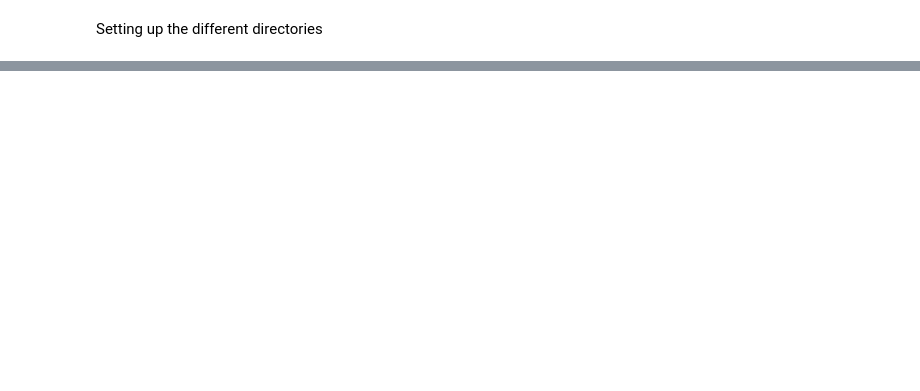
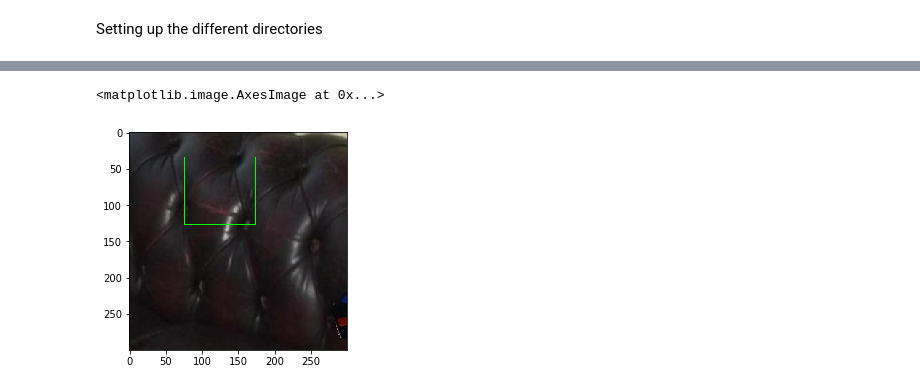
Before and after one commit to mahoyen/tantrix-CV-detect, a Jupyter notebook: Boundingbox dataset.ipynb, the cells around one changed output, grey strips where cells are left out. Drawn from its saved outputs; the diff is of its cells as text; code cells hidden in the pictures; blank space fills up the shorter version.

```diff
--- a/Boundingbox dataset.ipynb
+++ b/Boundingbox dataset.ipynb
@@ -25,0 +158,9 @@ plt.imshow(backgrounds[np.random.randint(len(backgrounds))])
+# %%
+transform_1tile = iaa.Sequential([
+    iaa.Affine(scale=[0.65,1.1]),
+    iaa.Affine(rotate=(-180,180)),
+    iaa.Affine(translate_percent={"x":(-0.90,0.50),"y":(-0.90,0.50)}),
+])
+
+# imgaug transformation for the background
+scaleBg=iaa.Scale({"height": imgH, "width": imgW})
@@ -25,0 +188,21 @@ plt.imshow(backgrounds[np.random.randint(len(backgrounds))])
+# %%
+
+
+#Random augment tile
+pimg1 = np.zeros((imgH, imgW, 4), dtype=np.uint8)
+pimg1[centerY:centerY+h_alphamask, centerX:centerX+w_alphamask] = img1
+pimg1_aug, bbs_aug = augmentImg(pimg1, bbs, transform_1tile)
+
+#Scale background to standard size
+bg = scaleBg.augment_image(bgImg)
+mask1 = np.stack([pimg1_aug[:,:,3]]*3,-1)
+final = np.where(mask1, pimg1_aug[:,:,0:3], bg)
+
+finalstring = np.array2string(final)
+x_str = np.array_repr(final).replace('\n', '')
+final_with_bb = bbs_aug.draw_on_image(final)
+# %%
+plt.imshow(final_with_bb)
+# %% [output]
+<matplotlib.image.AxesImage at 0x...>
+[figure, added]
```
Also changed, not shown: parts of 15 cells of this notebook, 6 other files.
